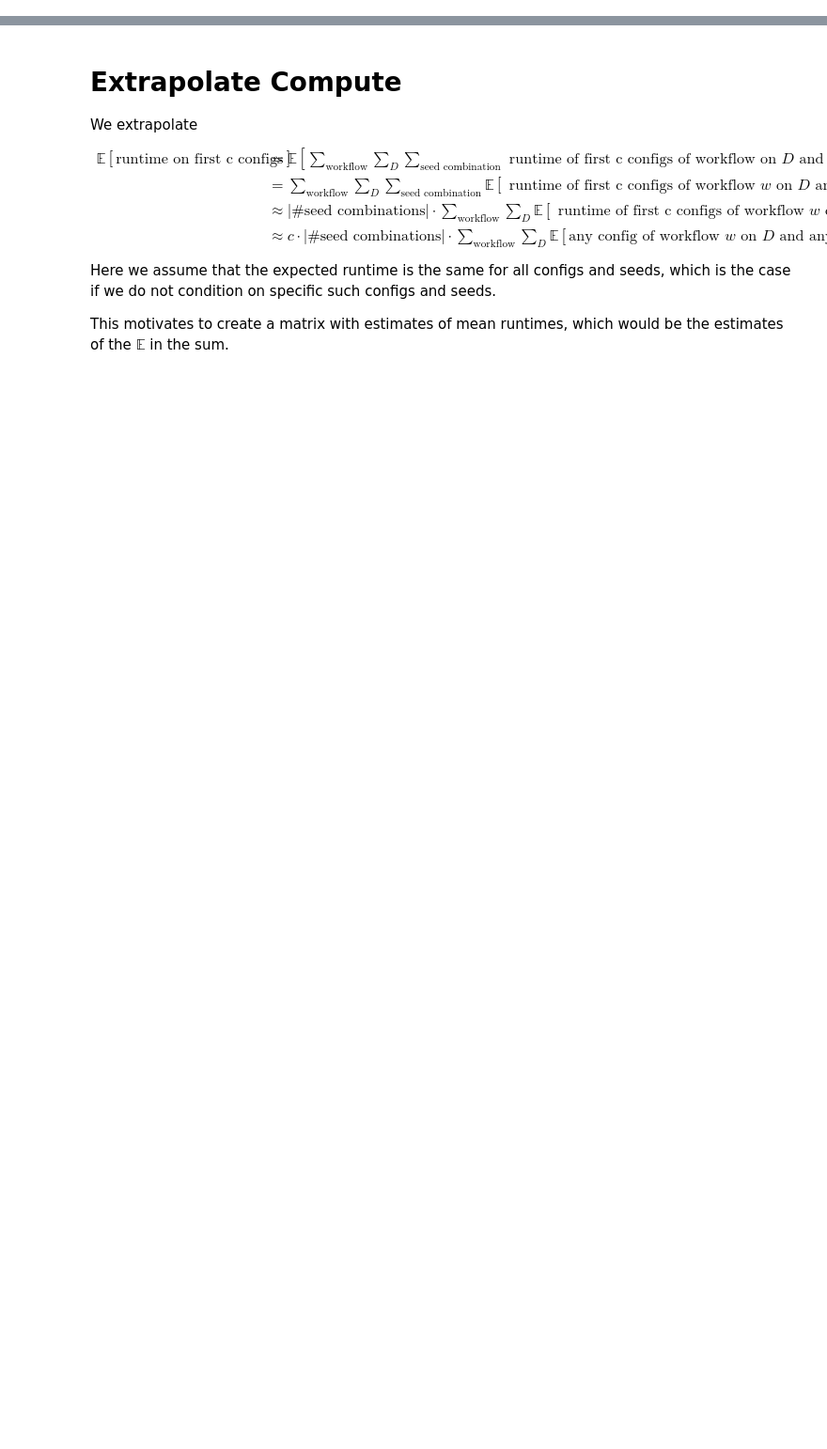
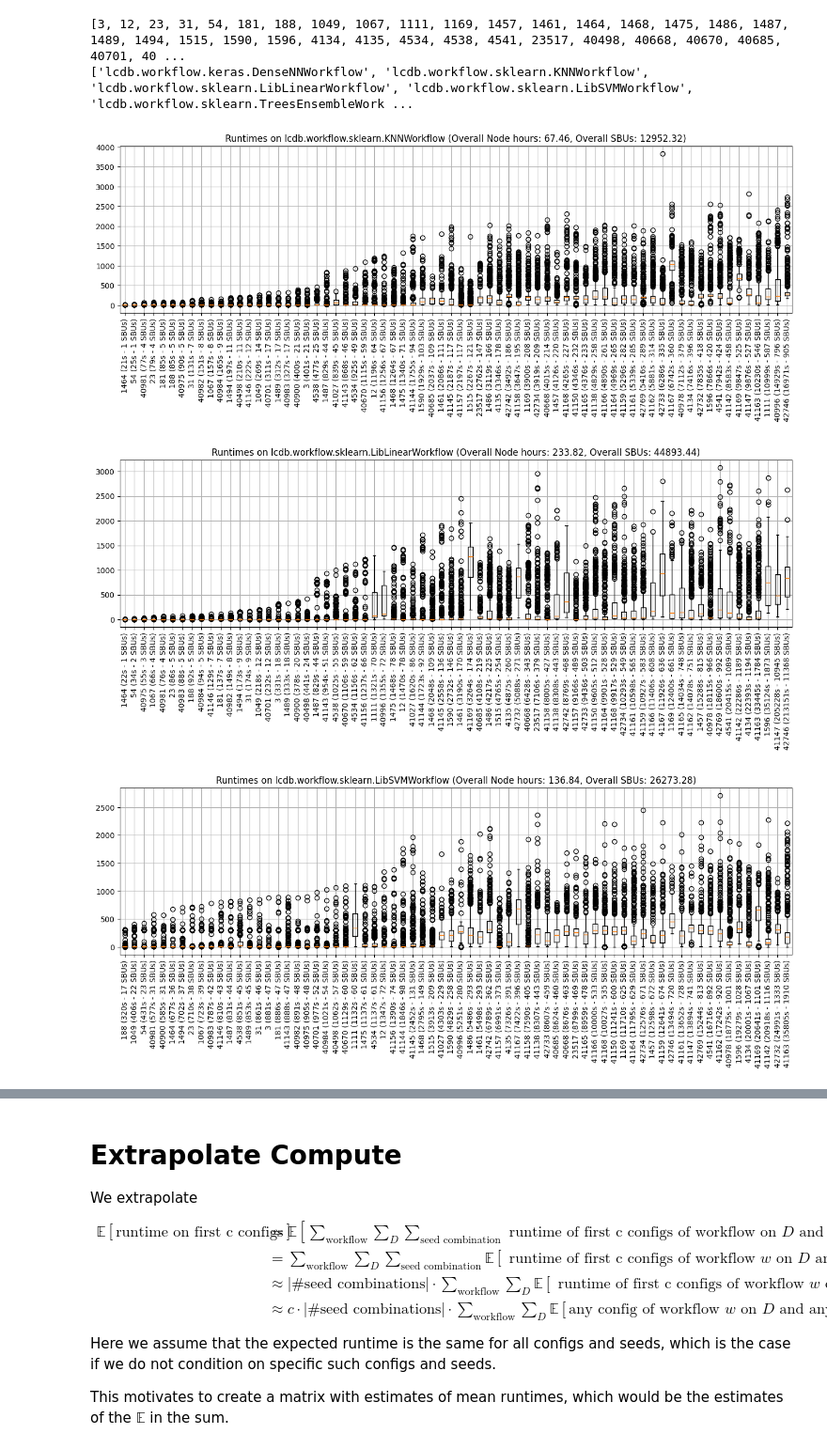
Before and after one commit to fmohr/lcdb, a Jupyter notebook: publications/2023-neurips/experiments/debugging/runtime-extrapolation.ipynb, the cells around one changed output, grey strips where cells are left out. Shown at 94% size. Saved outputs shown, nothing was run; the diff lists cells and outputs as text; code cells hidden in the pictures; blank space fills up the shorter version.

```diff
--- a/publications/2023-neurips/experiments/debugging/runtime-extrapolation.ipynb
+++ b/publications/2023-neurips/experiments/debugging/runtime-extrapolation.ipynb
@@ -31,3 +29,42 @@ for k in [
 # %%
-d_datasets = sorted(d_datasets)
-d_workflows = sorted(dfs.keys())
+d_datasets = sorted(rs.datasets)
+d_workflows = sorted(rs.workflows)
+print(d_datasets)
+print(d_workflows)
+# %% [output]
+[3, 12, 23, 31, 54, 181, 188, 1049, 1067, 1111, 1169, 1457, 1461, 1464, 1468, 1475, 1486, 1487, 1489, 1494, 1515, 1590, 1596, 4134, 4135, 4534, 4538, 4541, 23517, 40498, 40668, 40670, 40685, 40701, 40 ...
+['lcdb.workflow.keras.DenseNNWorkflow', 'lcdb.workflow.sklearn.KNNWorkflow', 'lcdb.workflow.sklearn.LibLinearWorkflow', 'lcdb.workflow.sklearn.LibSVMWorkflow', 'lcdb.workflow.sklearn.TreesEnsembleWork ...
+# %%
+for workflow, rs_workflow in rs.group_by_workflow():
+    cpu = "keras" not in workflow
+    fig, ax = plt.subplots(figsize=(16, 4))
+
+    # compute runtimes per config
+    runtimes_per_dataset = []
+    for dataset in d_datasets:
+        rs_filtered = rs_workflow.filter_datasets(dataset)
+        runtimes_per_dataset.append([r["timestamp_end"] - r["timestamp_start"] for r in rs_filtered["experiment_metadata"]])
+
+    # compute full experiment time for dataset
+    node_times_per_dataset = []
+    for dataset in d_datasets:
+        rs_filtered = rs_workflow.filter_datasets(dataset)
+        if len(rs_filtered) > 0:
+            node_times_per_dataset.append(int(np.round(max([r["timestamp_end"] for r in rs_filtered["experiment_metadata"]]) - min([r["timestamp_start"] for r in rs_filtered["experiment_metadata"]]))))
+        else:
+            node_times_per_dataset.append(0)#10 * 3600)
+
+    indices = np.argsort(node_times_per_dataset)
+    ax.boxplot([runtimes_per_dataset[i] for i in indices])
+
+    ax.set_xticklabels([f"{d_datasets[i]} ({node_times_per_dataset[i]}s - {int(np.round(node_times_per_dataset[i] / 3600 * (192 if cpu else 512)))} SBUs)" for i in indices], rotation=90)
+    overall_node_seconds = sum(node_times_per_dataset)
+    overall_node_hours = np.round(overall_node_seconds / 3600, 2)
+    overall_sbus = np.round(overall_node_hours * (192 if cpu else 512), 2)
+    ax.set_title(f"Runtimes on {workflow} (Overall Node hours: {overall_node_hours}, Overall SBUs: {overall_sbus})")
+    ax.grid()
+    plt.show()
+# %% [output]
+[figure, added]
+[figure, added]
+[figure, added]
```
Also changed, not shown: parts of 6 cells of this notebook, 10 other files.
